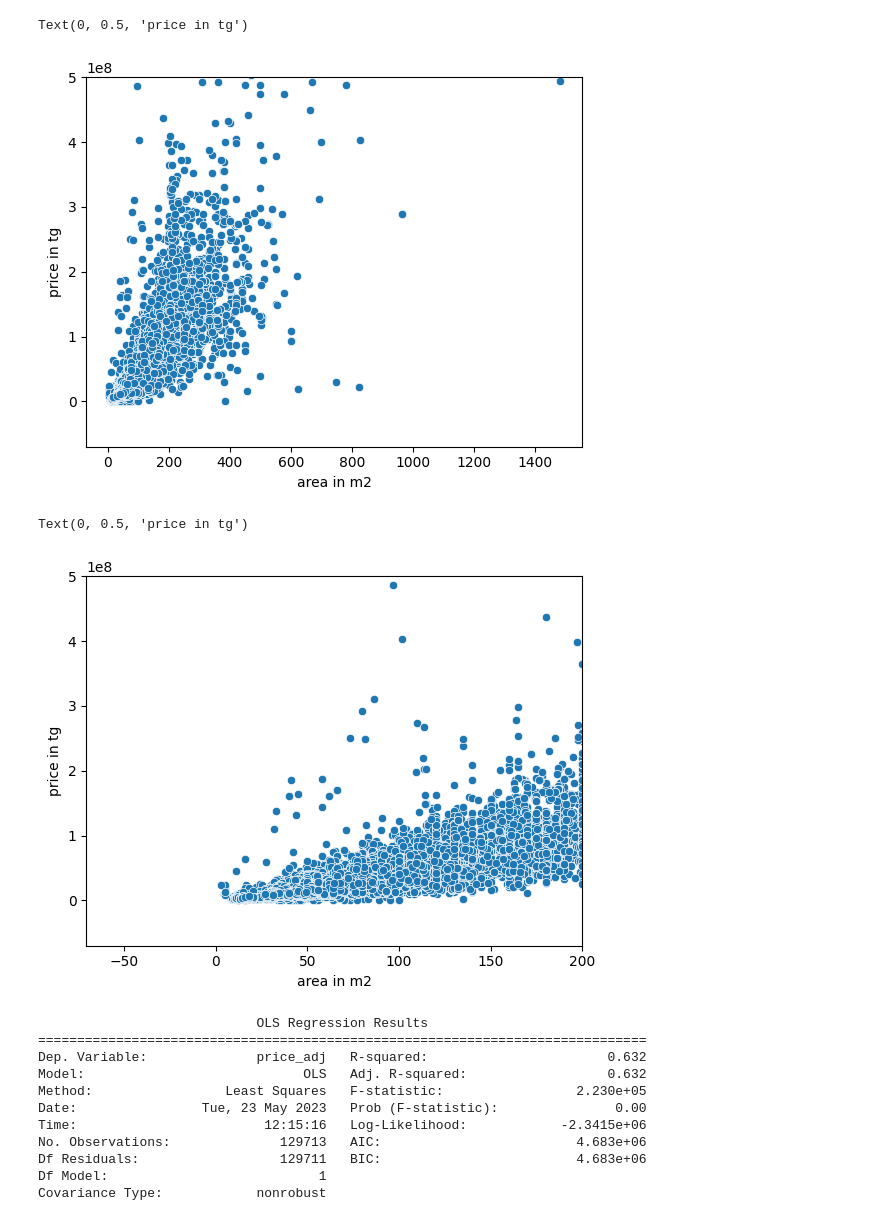
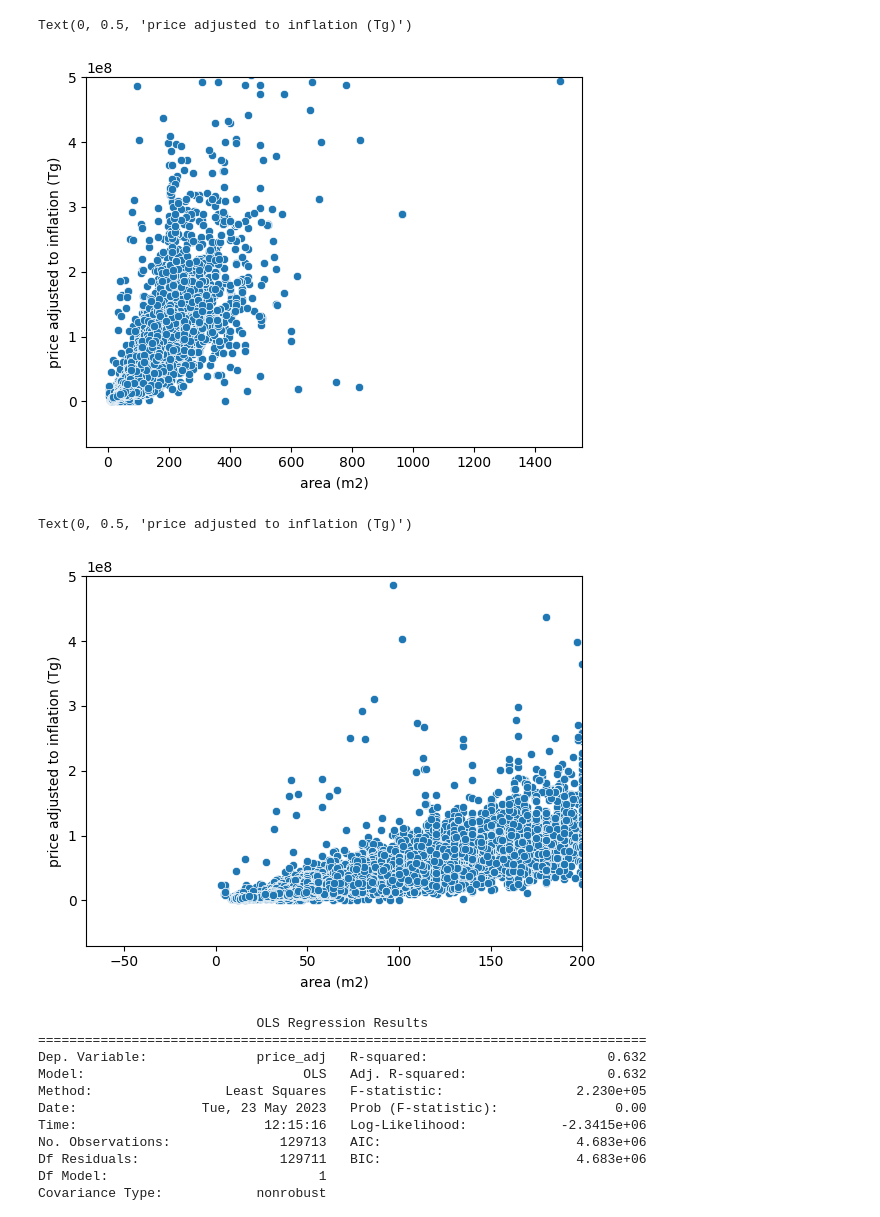
Before and after one commit to CodeForse/Diploma-, a Jupyter notebook: linear_models/linear_regression.ipynb, the cells around one changed output. Cells and saved outputs as stored; diff of their text form; code cells hidden in the pictures.

```diff
--- a/linear_models/linear_regression.ipynb
+++ b/linear_models/linear_regression.ipynb
@@ -13,23 +13,23 @@ df_infl=df_infl[pd.to_numeric(df_infl.Year)>=2016]
 # %%
 sns.scatterplot(x=df_join['area'],y=df_join['price_adj'])
 # plt.xlim(right  =200)
 plt.ylim(top=0.5*1e9)
 
-plt.xlabel('area in m2')
-plt.ylabel('price in tg')
+plt.xlabel('area (m2)')
+plt.ylabel('price adjusted to inflation (Tg)')
 # %% [output]
-Text(0, 0.5, 'price in tg')
+Text(0, 0.5, 'price adjusted to inflation (Tg)')
-[figure, old version]
+[figure, new version]
 # %%
 sns.scatterplot(x=df_join['area'],y=df_join['price_adj'])
 plt.xlim(right  =200)
 plt.ylim(top=0.5*1e9)
 
-plt.xlabel('area in m2')
-plt.ylabel('price in tg')
+plt.xlabel('area (m2)')
+plt.ylabel('price adjusted to inflation (Tg)')
 # %% [output]
-Text(0, 0.5, 'price in tg')
+Text(0, 0.5, 'price adjusted to inflation (Tg)')
-[figure, old version]
+[figure, new version]
 # %%
 import statsmodels.formula.api as smf
 
```
Also changed, not shown: parts of 32 cells of this notebook, 3 other files.
